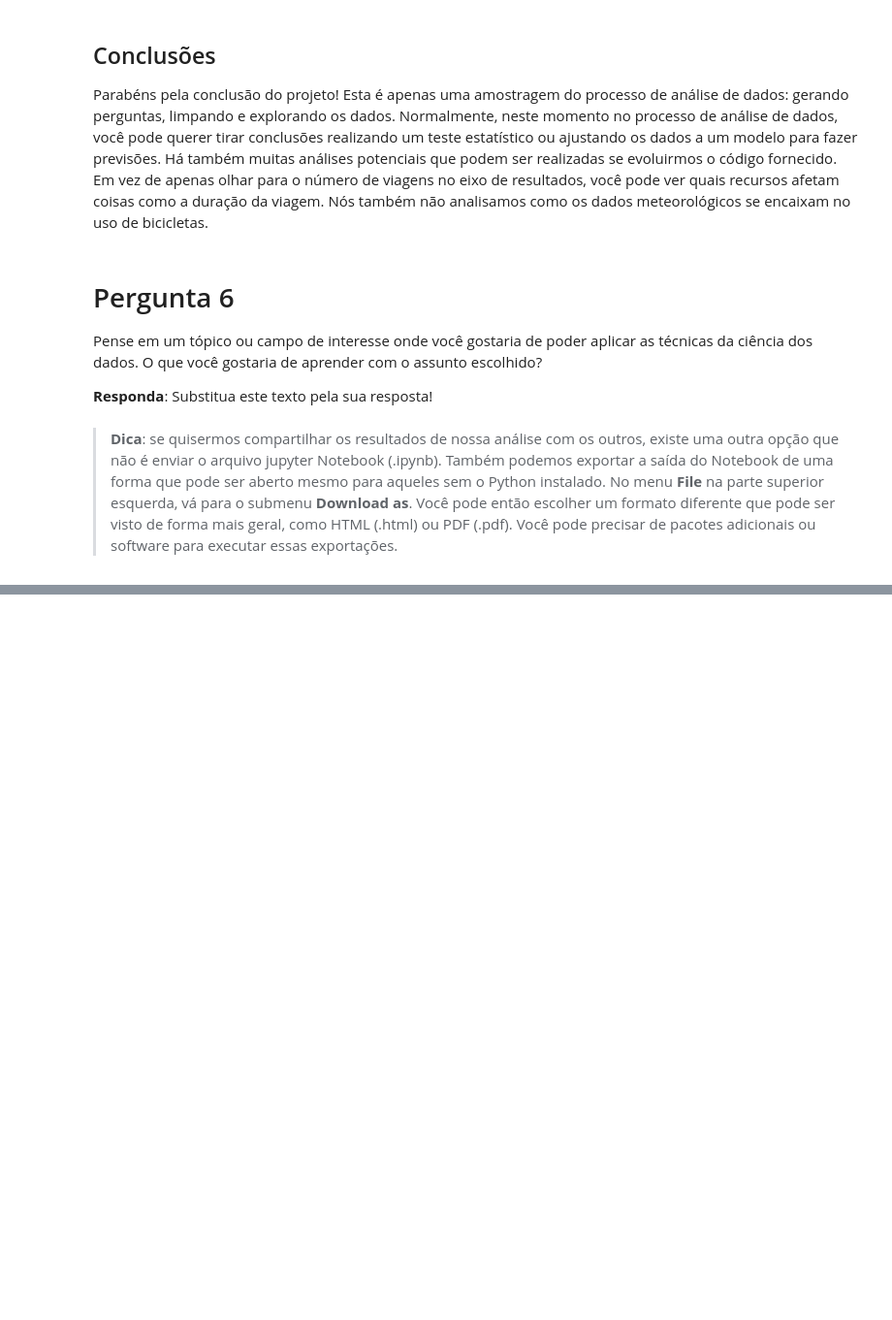
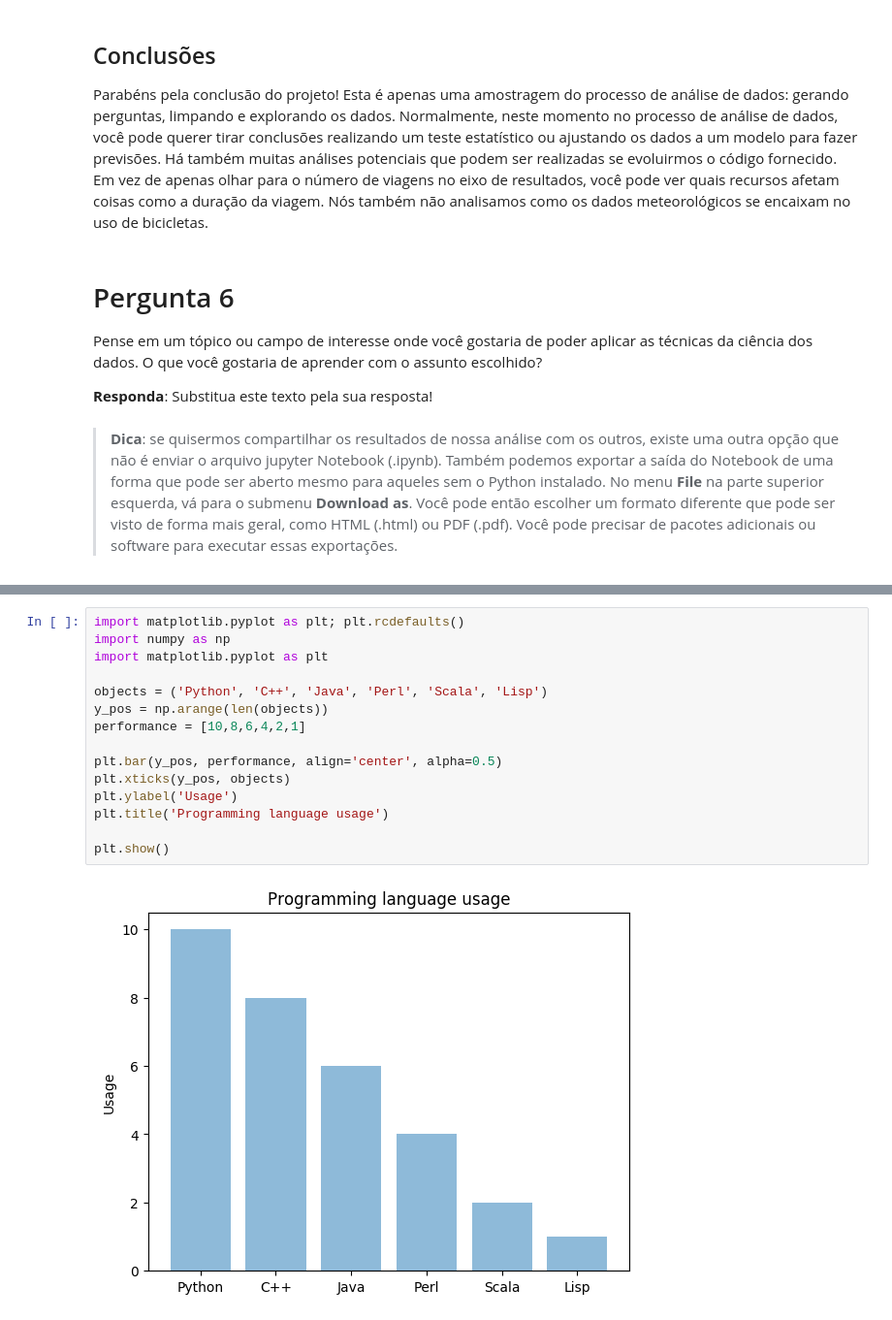
Before and after one commit to jpventura/BikeShareAnalysis, a Jupyter notebook: Analise_Bay_Area_Bike_Share-NDFDSI.ipynb, the cells around one changed output, grey strips where cells are left out. Shown: that part at 97% size. Cells and saved outputs as stored; diff of their text form; blank space fills up the shorter version.

```diff
--- a/Analise_Bay_Area_Bike_Share-NDFDSI.ipynb
+++ b/Analise_Bay_Area_Bike_Share-NDFDSI.ipynb
@@ -491,0 +418,17 @@ Pense em um tópico ou campo de interesse onde você gostaria de poder aplicar a
+# %%
+import matplotlib.pyplot as plt; plt.rcdefaults()
+import numpy as np
+import matplotlib.pyplot as plt
+
+objects = ('Python', 'C++', 'Java', 'Perl', 'Scala', 'Lisp')
+y_pos = np.arange(len(objects))
+performance = [10,8,6,4,2,1]
+
+plt.bar(y_pos, performance, align='center', alpha=0.5)
+plt.xticks(y_pos, objects)
+plt.ylabel('Usage')
+plt.title('Programming language usage')
+
+plt.show()
+# %% [output]
+[figure, added]
```
Also changed, not shown: parts of 47 cells of this notebook, 2 other files.
